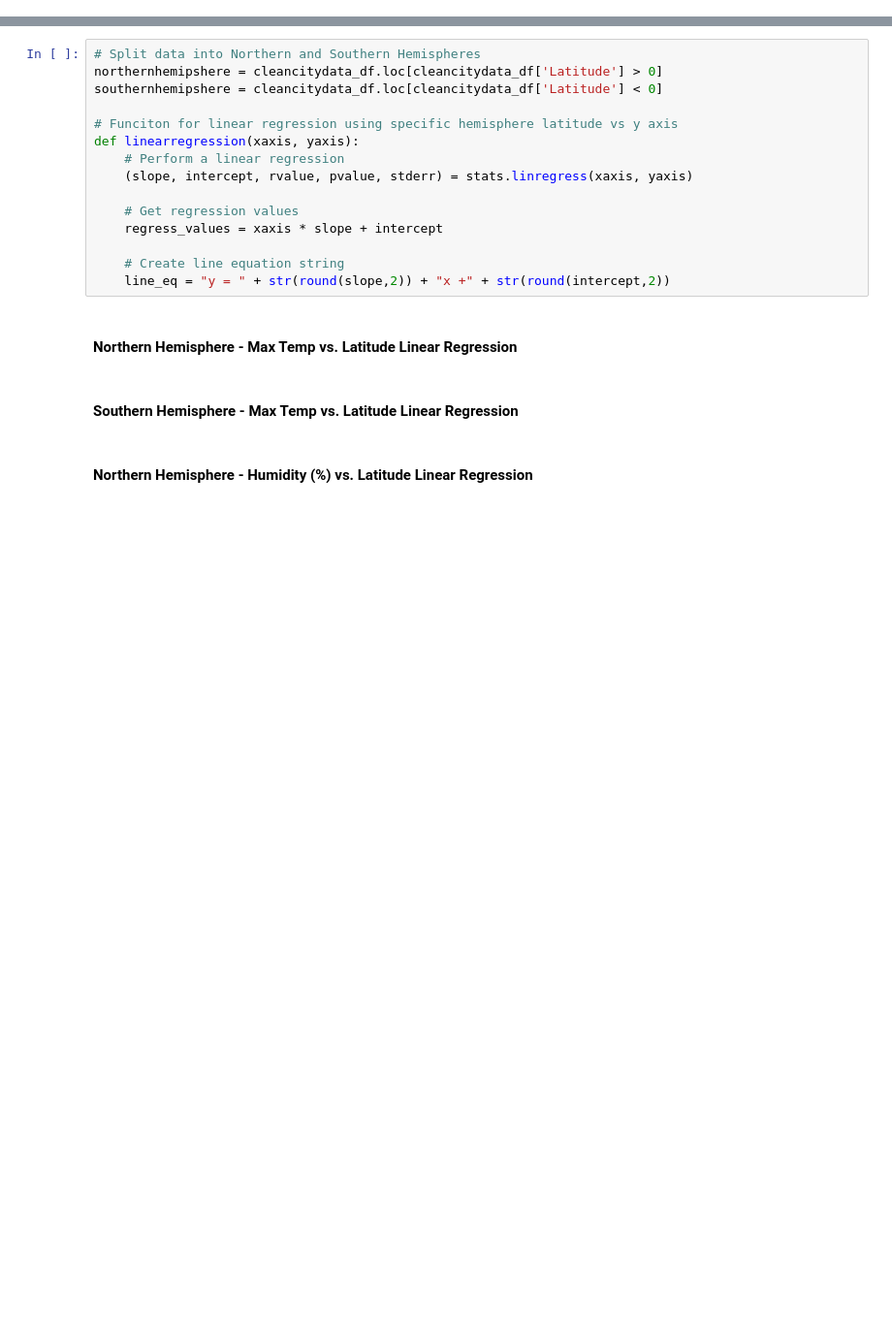
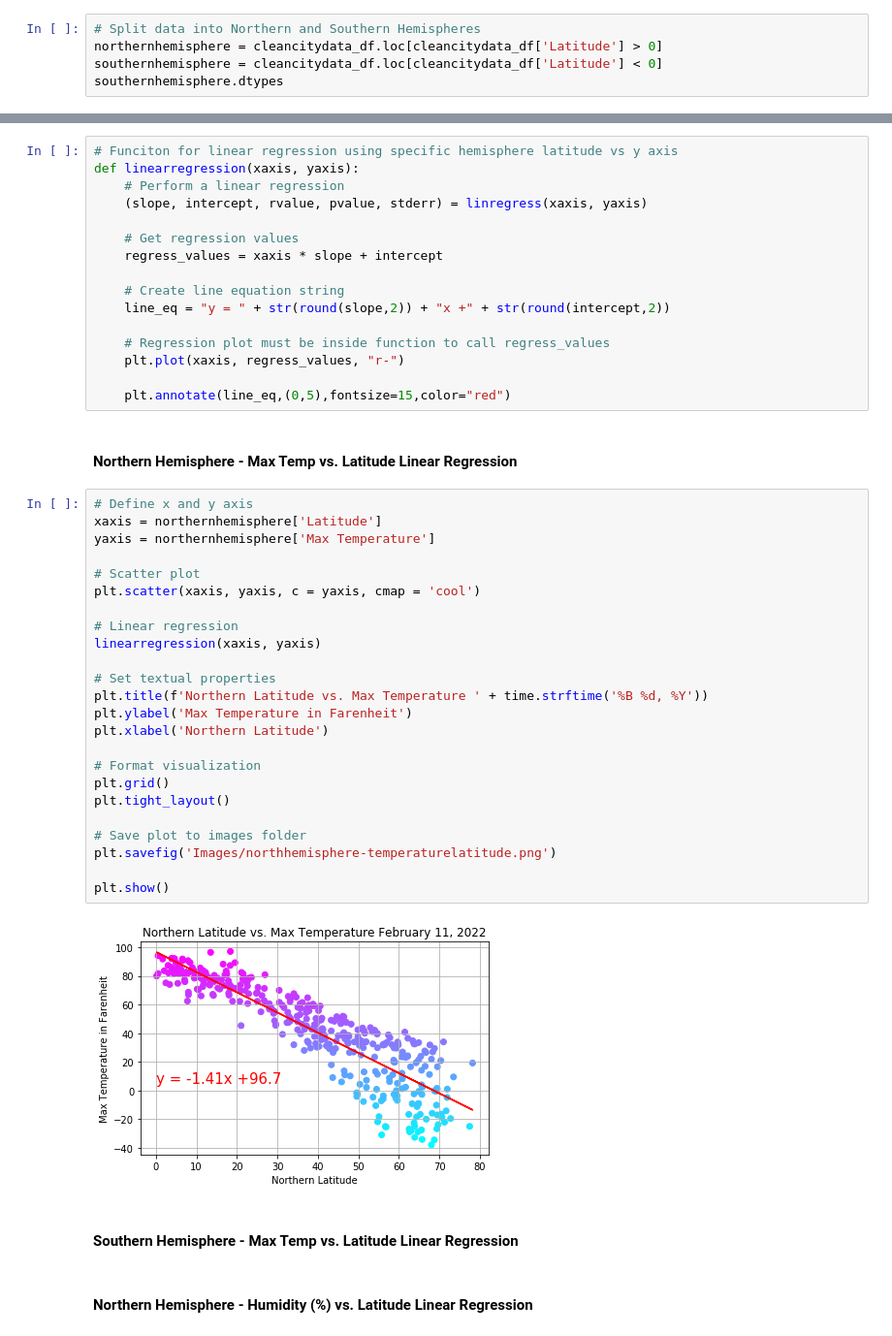
Before and after one commit to SidDas8/python-api-challenge, a Jupyter notebook: WeatherPy/WeatherPy.ipynb, the cells around one changed output, grey strips where cells are left out. Shown: that part at 97% size. Cells and saved outputs as stored; diff of their text form; blank space fills up the shorter version.

Commit message:
Completed first regression plot.

```diff
--- a/WeatherPy/WeatherPy.ipynb
+++ b/WeatherPy/WeatherPy.ipynb
@@ -311,3 +311,8 @@ plt.show()
 [figure]
 # %% [markdown]
 ## Linear Regression
+# %%
+# Split data into Northern and Southern Hemispheres
+northernhemisphere = cleancitydata_df.loc[cleancitydata_df['Latitude'] > 0]
+southernhemisphere = cleancitydata_df.loc[cleancitydata_df['Latitude'] < 0]
+southernhemisphere.dtypes
@@ -314,20 +330,47 @@ plt.show()
 # %%
-# Split data into Northern and Southern Hemispheres
-northernhemipshere = cleancitydata_df.loc[cleancitydata_df['Latitude'] > 0]
-southernhemipshere = cleancitydata_df.loc[cleancitydata_df['Latitude'] < 0]
-
 # Funciton for linear regression using specific hemisphere latitude vs y axis
 def linearregression(xaxis, yaxis):
     # Perform a linear regression
-    (slope, intercept, rvalue, pvalue, stderr) = stats.linregress(xaxis, yaxis)
+    (slope, intercept, rvalue, pvalue, stderr) = linregress(xaxis, yaxis)
 
     # Get regression values
     regress_values = xaxis * slope + intercept
 
     # Create line equation string
     line_eq = "y = " + str(round(slope,2)) + "x +" + str(round(intercept,2))
+
+    # Regression plot must be inside function to call regress_values
+    plt.plot(xaxis, regress_values, "r-")
+
+    plt.annotate(line_eq,(0,5),fontsize=15,color="red")
 # %% [markdown]
 ####  Northern Hemisphere - Max Temp vs. Latitude Linear Regression
+# %%
+# Define x and y axis
+xaxis = northernhemisphere['Latitude']
+yaxis = northernhemisphere['Max Temperature']
+
+# Scatter plot
+plt.scatter(xaxis, yaxis, c = yaxis, cmap = 'cool')
+
+# Linear regression
+linearregression(xaxis, yaxis)
+
+# Set textual properties
+plt.title(f'Northern Latitude vs. Max Temperature ' + time.strftime('%B %d, %Y'))
+plt.ylabel('Max Temperature in Farenheit')
+plt.xlabel('Northern Latitude')
+
+# Format visualization
+plt.grid()
+plt.tight_layout()
+
+# Save plot to images folder
+plt.savefig('Images/northhemisphere-temperaturelatitude.png')
+
+plt.show()
+# %% [output]
+[figure, added]
 # %% [markdown]
 ####  Southern Hemisphere - Max Temp vs. Latitude Linear Regression
 # %% [markdown]
```
Also changed, not shown: parts of 1 cell of this notebook, 1 other file.
